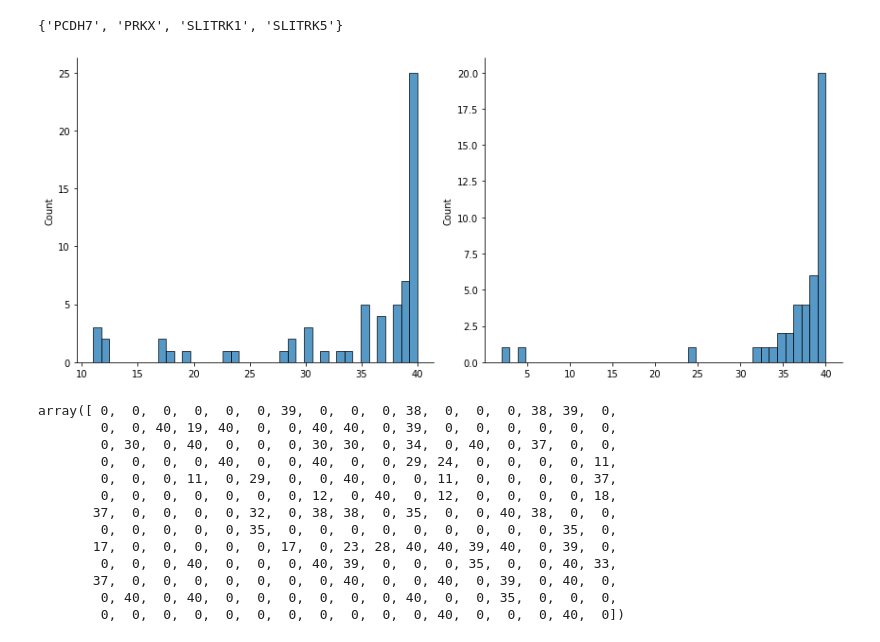
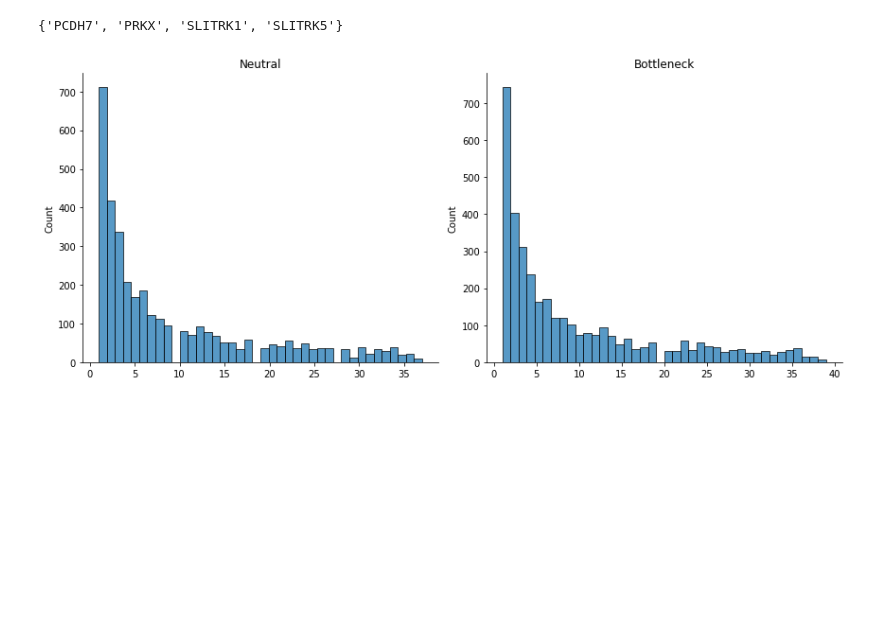
Before and after one commit to osipovarev/Brood_parasites_analysis, a Jupyter notebook: selective_sweeps_analysis.ipynb, the cells around one changed output. Drawn from its saved outputs; the diff is of its cells as text; code cells hidden in the pictures; blank space fills up the shorter version.

Commit message:
backed up changes from Tue Nov 12 11:06:00 EST 2024 in the project /Users/osipova/Documents/LabDocs/Brood_parasites_analysis

```diff
--- a/selective_sweeps_analysis.ipynb
+++ b/selective_sweeps_analysis.ipynb
@@ -415,37 +401,0 @@ def load_vcf(vcf_file):
-# %%
-dir_path = '/Users/osipova/Documents/LabDocs/Brood_parasites_analysis/'
-vcf1 = 'MSPrime_simulations/chr12.vcf'
-vcf2 = 'MSPrime_simulations/chr12_bottleneck.vcf'
-
-# Load the VCF files
-gts_no_bottleneck = load_vcf(vcf1)
-gts_bottleneck = load_vcf(vcf2)
-
-# Plot the site frequency spectra
-fig, axes = plt.subplots(1, 2, figsize=(12, 5))
-ax1, ax2 = axes[0], axes[1]
-
-sns.histplot(ax=ax1, data=gts_no_bottleneck, bins=40)
-sns.histplot(ax=ax2, data=gts_bottleneck, bins=40)
-
-
-sns.despine(fig=None, ax=None, left=False, bottom=False, offset=None, trim=False)
-fig.tight_layout()
-# %% [output]
-[figure, removed]
-# %%
-gts_no_bottleneck
-# %% [output]
-array([ 0,  0,  0,  0,  0,  0, 39,  0,  0,  0, 38,  0,  0,  0, 38, 39,  0,
-        0,  0, 40, 19, 40,  0,  0, 40, 40,  0, 39,  0,  0,  0,  0,  0,  0,
-        0, 30,  0, 40,  0,  0,  0, 30, 30,  0, 34,  0, 40,  0, 37,  0,  0,
-        0,  0,  0,  0, 40,  0,  0, 40,  0,  0, 29, 24,  0,  0,  0,  0, 11,
-        0,  0,  0, 11,  0, 29,  0,  0, 40,  0,  0, 11,  0,  0,  0,  0, 37,
-        0,  0,  0,  0,  0,  0,  0, 12,  0, 40,  0, 12,  0,  0,  0,  0, 18,
-       37,  0,  0,  0,  0, 32,  0, 38, 38,  0, 35,  0,  0, 40, 38,  0,  0,
-        0,  0,  0,  0,  0, 35,  0,  0,  0,  0,  0,  0,  0,  0,  0, 35,  0,
-       17,  0,  0,  0,  0,  0, 17,  0, 23, 28, 40, 40, 39, 40,  0, 39,  0,
-        0,  0,  0, 40,  0,  0,  0, 40, 39,  0,  0,  0, 35,  0,  0, 40, 33,
-       37,  0,  0,  0,  0,  0,  0,  0, 40,  0,  0, 40,  0, 39,  0, 40,  0,
-        0, 40,  0, 40,  0,  0,  0,  0,  0,  0, 40,  0,  0, 35,  0,  0,  0,
-        0,  0,  0,  0,  0,  0,  0,  0,  0,  0,  0, 40,  0,  0,  0, 40,  0])
@@ -451,0 +415,24 @@ array([ 0,  0,  0,  0,  0,  0, 39,  0,  0,  0, 38,  0,  0,  0, 38, 39,  0,
+# %%
+dir_path = '/Users/osipova/Documents/LabDocs/Brood_parasites_analysis/'
+vcf1 = 'MSPrime_simulations/chr12_ingroups.vcf'
+# vcf2 = 'MSPrime_simulations/chr12_bottleneck_ingroups.vcf'
+vcf2 = 'MSPrime_simulations/chr12_merged.vcf'
+
+# Load the VCF files
+gts_no_bottleneck = load_vcf(vcf1)
+gts_bottleneck = load_vcf(vcf2)
+
+# Plot the site frequency spectra
+fig, axes = plt.subplots(1, 2, figsize=(12, 5))
+ax1, ax2 = axes[0], axes[1]
+
+sns.histplot(ax=ax1, data=gts_no_bottleneck, bins=40)
+ax1.set_title('Neutral')
+sns.histplot(ax=ax2, data=gts_bottleneck, bins=40)
+ax2.set_title('Bottleneck')
+
+
+sns.despine(fig=None, ax=None, left=False, bottom=False, offset=None, trim=False)
+fig.tight_layout()
+# %% [output]
+[figure, added]
```
Also changed, not shown: parts of 2 cells of this notebook.
